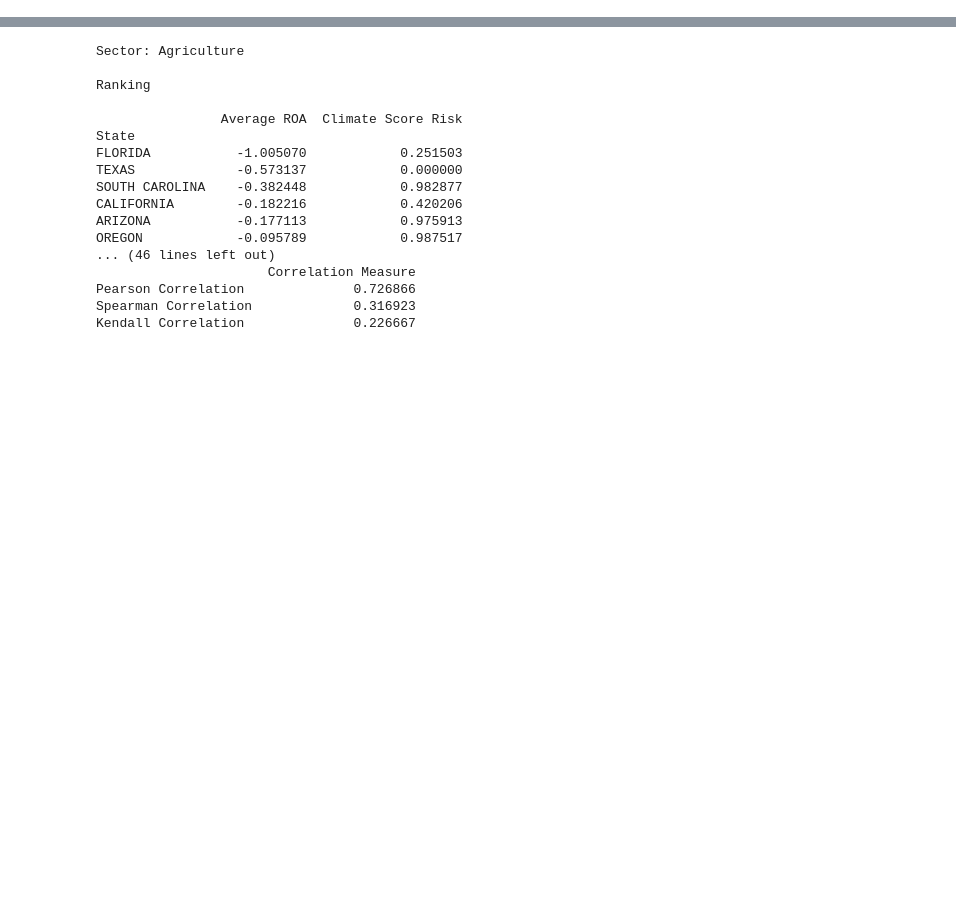
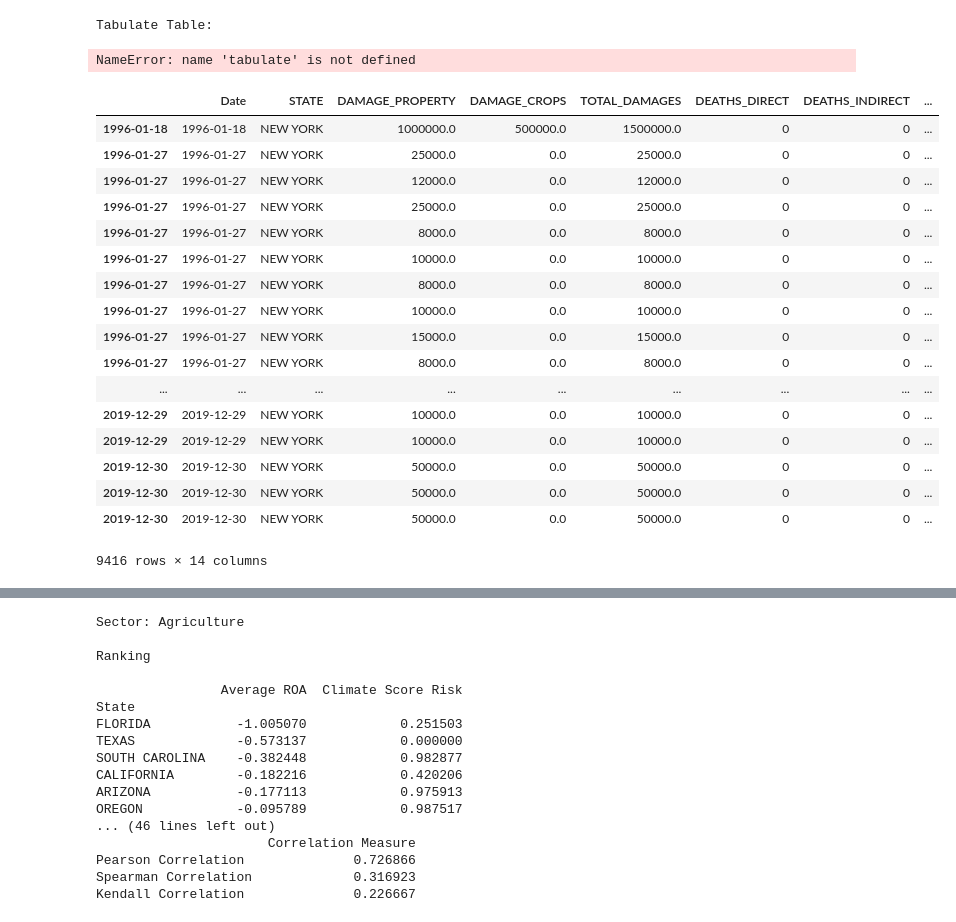
Before and after one commit to allanbellahsene/THESIS, a Jupyter notebook: CODE/Performance&ClimateRisks.ipynb, the cells around one changed output, grey strips where cells are left out. Saved outputs shown, nothing was run; the diff lists cells and outputs as text; code cells hidden in the pictures; blank space fills up the shorter version.

```diff
--- a/CODE/Performance&ClimateRisks.ipynb
+++ b/CODE/Performance&ClimateRisks.ipynb
@@ -98,6 +60,7 @@ Wall time: 2min 33s
 v_cons = {'Tornado': 'High',
            'Winter Storm': 'High',
            'Thunderstorm Wind': 'High',
+           'Excessive Heat': 'Low',
            'Waterspout': 'Medium',
            'High Wind': 'High',
            'Flash Flood': 'Medium',
@@ -150,6 +113,7 @@ v_cons = {'Tornado': 'High',
 v_agr = {'Tornado': 'High',
            'Winter Storm': 'High',
            'Thunderstorm Wind': 'High',
+           'Excessive Heat': 'High',
            'Waterspout': 'Low',
            'High Wind': 'High',
            'Flash Flood': 'High',
@@ -204,10 +168,12 @@ v_agr = {'Tornado': 'Medium',
            'Winter Storm': 'Medium',
            'Thunderstorm Wind': 'Medium',
            'Waterspout': 'Low',
+           'Excessive Heat': 'High',
            'High Wind': 'Medium',
            'Flash Flood': 'Medium',
            'Flood': 'High',
            'Cold/Wind Chill': 'Medium',
+           'Marine Hurricane/Typhoon' : 'Low',
            'Ice Storm': 'Medium',
            'Hail': 'Medium',
            'Lightning': 'Medium',
@@ -257,6 +223,7 @@ v_agr = {'Tornado': 'Medium',
 v_energy = {'Tornado': 'High',
            'Winter Storm': 'High',
            'Thunderstorm Wind': 'High',
+           'Excessive Heat': 'Medium',
            'Waterspout': 'High',
            'High Wind': 'High',
            'Flash Flood': 'High',
@@ -308,3 +339,14 @@ v_energy = {'Tornado': 'High',
+# %%
+print('Tabulate Table:')
+print(tabulate(rows, headers='firstrow'))
+table = Texttable()
+table.set_cols_align(["c"] * 4)
+table.set_deco(Texttable.HEADER | Texttable.VLINES)
+print('\nTexttable Table:')
+print(table.draw())
+# %% [output]
+Tabulate Table:
+NameError: name 'tabulate' is not defined
 # %%
 STORMS['Vulnerability Energy'] = STORMS['EVENT_TYPE'].map(v_energy)
 STORMS['Vulnerability Agriculture'] = STORMS['EVENT_TYPE'].map(v_agr)
@@ -323,6 +365,20 @@ def climate_score(climate_data, start_year, end_year, state, sector):
     score = np.dot(np.array(df.TOTAL_DAMAGES).T, np.array(df.Vulnerability))
 
     return score
+
+def vulnerability_table(climate_data, start_year, end_year, state, sector):
+    df = climate_data.copy()
+    df = df.loc[(df.index>=start_year+'-01-01') & (df.index<=end_year+'-12-31') & (df.STATE==state)]
+    if sector == 'All':
+        df['Vulnerability'] = np.ones(len(df)).reshape(-1,1)
+    else:
+        df['Vulnerability'] = df['Vulnerability '+sector].map({'High': 1, 'Medium': 0.5, 'Low': 0})
+
+    df.dropna(inplace=True)
+
+
+
+    return df
 
 def climate_ranking(climate_data, start_year, end_year, sector):
 
@@ -516,3 +572,25 @@ data['ROA'] = data['niq'] / data['atq']
 data = data[['gvkey', 'naics','tic', 'conm', 'ROA','State']]
 data.dropna(inplace=True)
 data = data.loc[abs(data.ROA)<10]
+# %%
+v_table = vulnerability_table(climate_data=STORMS, start_year='1996', end_year='2019', state='NEW YORK', sector='Agriculture')
+v_table
+# %% [output]
+|  | Date | STATE | DAMAGE_PROPERTY | DAMAGE_CROPS | TOTAL_DAMAGES | DEATHS_DIRECT | DEATHS_INDIRECT | ... |
+| 1996-01-18 | 1996-01-18 | NEW YORK | 1000000.0 | 500000.0 | 1500000.0 | 0 | 0 | ... |
+| 1996-01-27 | 1996-01-27 | NEW YORK | 25000.0 | 0.0 | 25000.0 | 0 | 0 | ... |
+| 1996-01-27 | 1996-01-27 | NEW YORK | 12000.0 | 0.0 | 12000.0 | 0 | 0 | ... |
+| 1996-01-27 | 1996-01-27 | NEW YORK | 25000.0 | 0.0 | 25000.0 | 0 | 0 | ... |
+| 1996-01-27 | 1996-01-27 | NEW YORK | 8000.0 | 0.0 | 8000.0 | 0 | 0 | ... |
+| 1996-01-27 | 1996-01-27 | NEW YORK | 10000.0 | 0.0 | 10000.0 | 0 | 0 | ... |
+| 1996-01-27 | 1996-01-27 | NEW YORK | 8000.0 | 0.0 | 8000.0 | 0 | 0 | ... |
+| 1996-01-27 | 1996-01-27 | NEW YORK | 10000.0 | 0.0 | 10000.0 | 0 | 0 | ... |
+| 1996-01-27 | 1996-01-27 | NEW YORK | 15000.0 | 0.0 | 15000.0 | 0 | 0 | ... |
+| 1996-01-27 | 1996-01-27 | NEW YORK | 8000.0 | 0.0 | 8000.0 | 0 | 0 | ... |
+| ... | ... | ... | ... | ... | ... | ... | ... | ... |
+| 2019-12-29 | 2019-12-29 | NEW YORK | 10000.0 | 0.0 | 10000.0 | 0 | 0 | ... |
+| 2019-12-29 | 2019-12-29 | NEW YORK | 10000.0 | 0.0 | 10000.0 | 0 | 0 | ... |
+| 2019-12-30 | 2019-12-30 | NEW YORK | 50000.0 | 0.0 | 50000.0 | 0 | 0 | ... |
+| 2019-12-30 | 2019-12-30 | NEW YORK | 50000.0 | 0.0 | 50000.0 | 0 | 0 | ... |
+| 2019-12-30 | 2019-12-30 | NEW YORK | 50000.0 | 0.0 | 50000.0 | 0 | 0 | ... |
+9416 rows × 14 columns
```
Also changed, not shown: parts of 11 cells of this notebook.
